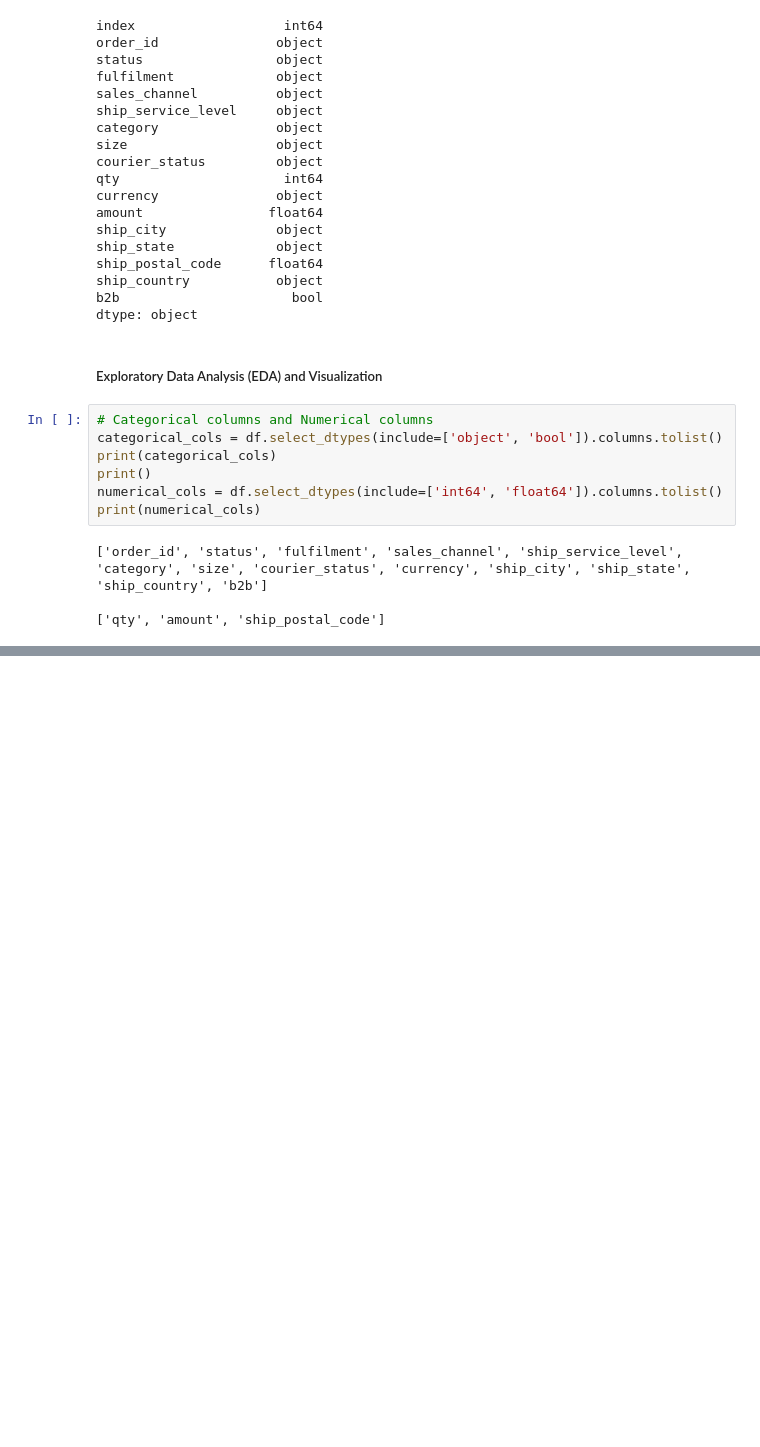
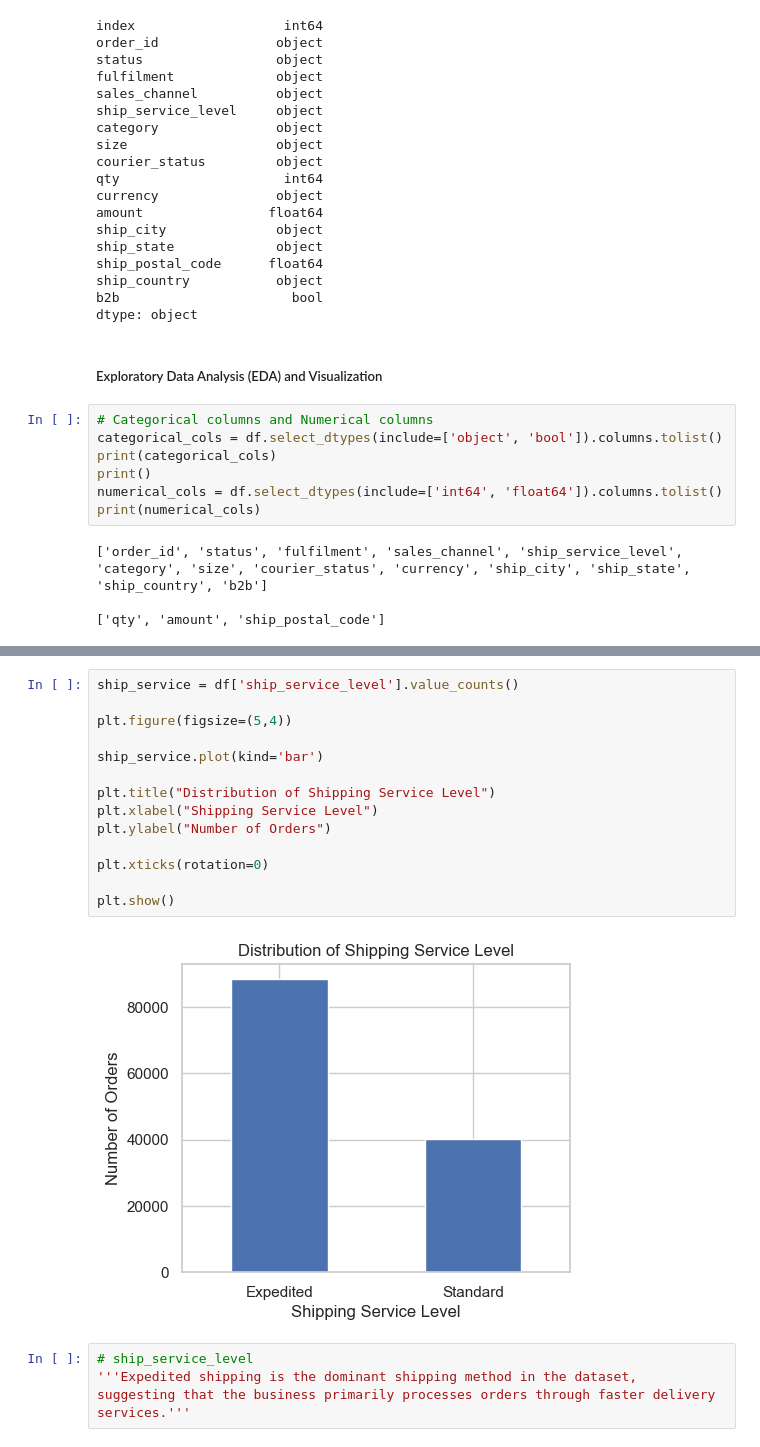
Before and after one commit to JayanthikaKrishnamoorthy/amazon-sales-data-analysis, a Jupyter notebook: Amazon_sales_report.ipynb, the cells around one changed output, grey strips where cells are left out. Drawn from its saved outputs; the diff is of its cells as text; blank space fills up the shorter version.

```diff
--- a/Amazon_sales_report.ipynb
+++ b/Amazon_sales_report.ipynb
@@ -363,0 +524,20 @@ print(numerical_cols)
+# %%
+ship_service = df['ship_service_level'].value_counts()
+
+plt.figure(figsize=(5,4))
+
+ship_service.plot(kind='bar')
+
+plt.title("Distribution of Shipping Service Level")
+plt.xlabel("Shipping Service Level")
+plt.ylabel("Number of Orders")
+
+plt.xticks(rotation=0)
+
+plt.show()
+# %% [output]
+[figure, added]
+# %%
+# ship_service_level
+'''Expedited shipping is the dominant shipping method in the dataset,
+suggesting that the business primarily processes orders through faster delivery services.'''
```
Also changed, not shown: parts of 48 cells of this notebook, 1 other file.
